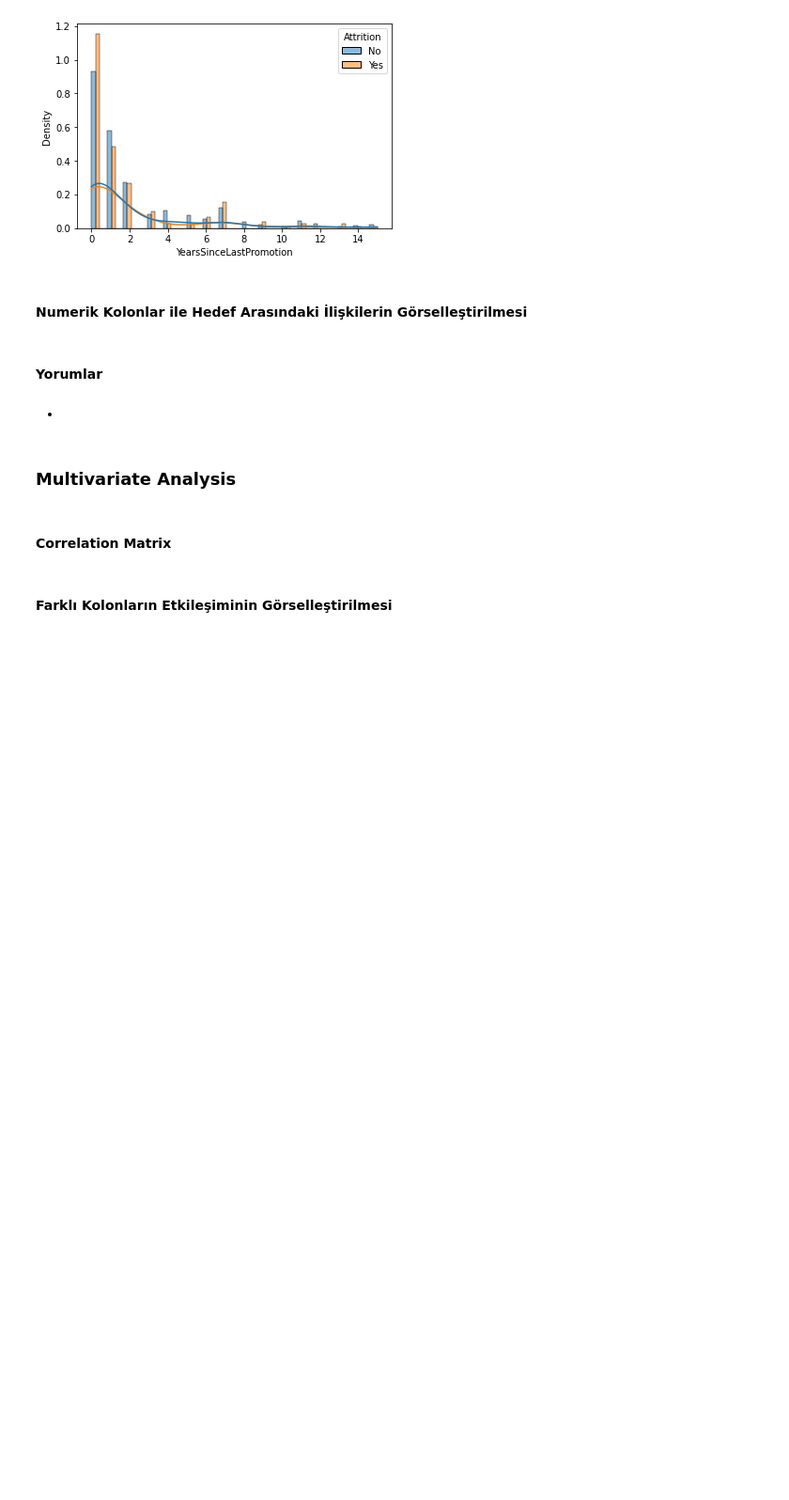
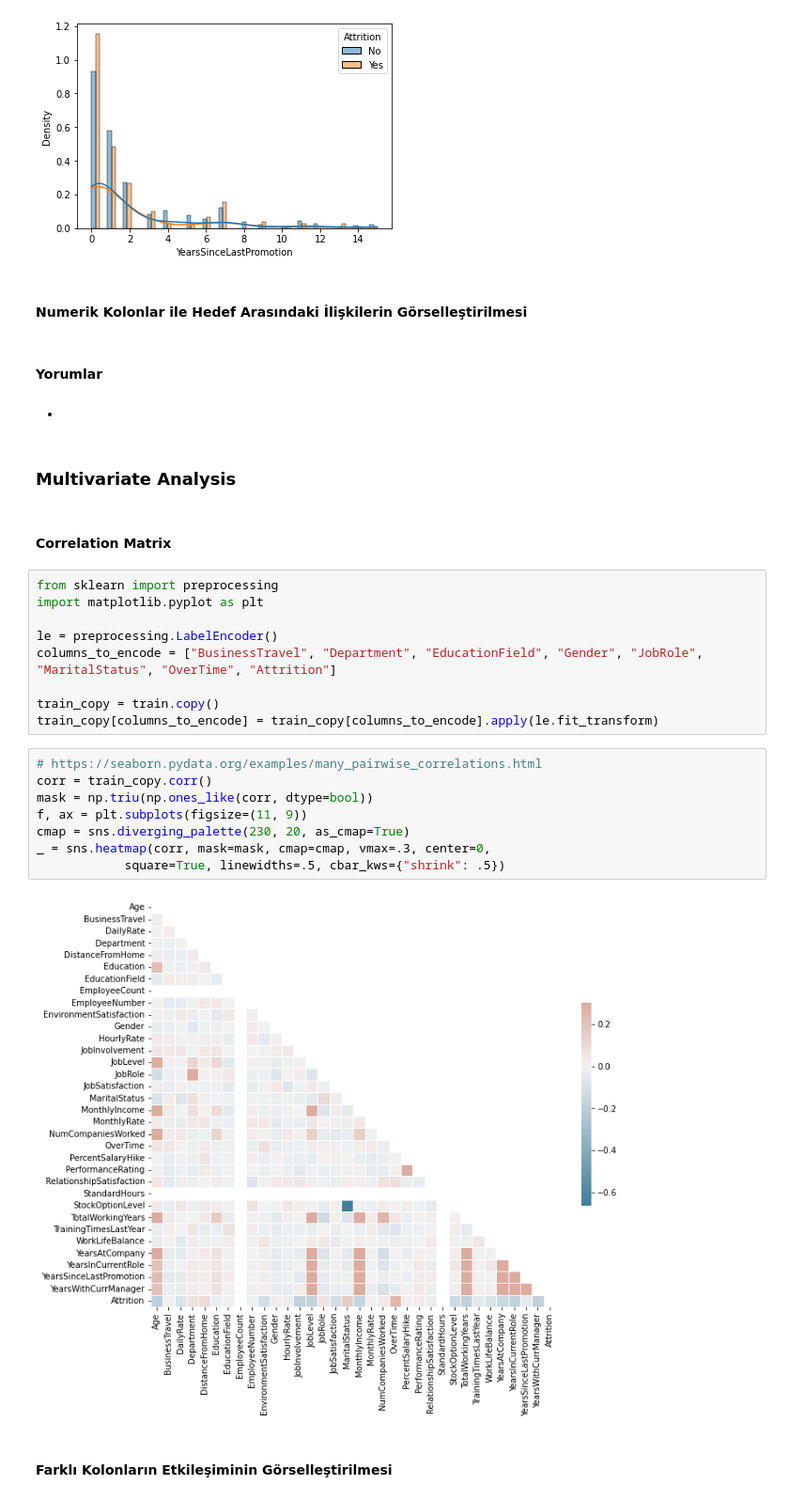
Before and after one commit to dsbootcamp-projects-2022-1/dsbootcamp2022-hr-attrition-prediction-project-vlkan, a Jupyter notebook: Project Template.ipynb, the cells around one changed output. Shown at 94% size. Cells and saved outputs as stored; diff of their text form; blank space fills up the shorter version.

```diff
--- a/Project Template.ipynb
+++ b/Project Template.ipynb
@@ -422,5 +427,24 @@ _ = sns.histplot(data=train, x="YearsSinceLastPromotion", stat='density', kde=Tr
 ### Multivariate Analysis
 # %% [markdown]
 #### Correlation Matrix
+# %%
+from sklearn import preprocessing
+import matplotlib.pyplot as plt
+
+le = preprocessing.LabelEncoder()
+columns_to_encode = ["BusinessTravel", "Department", "EducationField", "Gender", "JobRole", "MaritalStatus", "OverTime", "Attrition"]
+
+train_copy = train.copy()
+train_copy[columns_to_encode] = train_copy[columns_to_encode].apply(le.fit_transform)
+# %%
+# https://seaborn.pydata.org/examples/many_pairwise_correlations.html
+corr = train_copy.corr()
+mask = np.triu(np.ones_like(corr, dtype=bool))
+f, ax = plt.subplots(figsize=(11, 9))
+cmap = sns.diverging_palette(230, 20, as_cmap=True)
+_ = sns.heatmap(corr, mask=mask, cmap=cmap, vmax=.3, center=0,
+            square=True, linewidths=.5, cbar_kws={"shrink": .5})
+# %% [output]
+[figure, added]
 # %% [markdown]
 #### Farklı Kolonların Etkileşiminin Görselleştirilmesi
```
Also changed, not shown: parts of 40 cells of this notebook.
